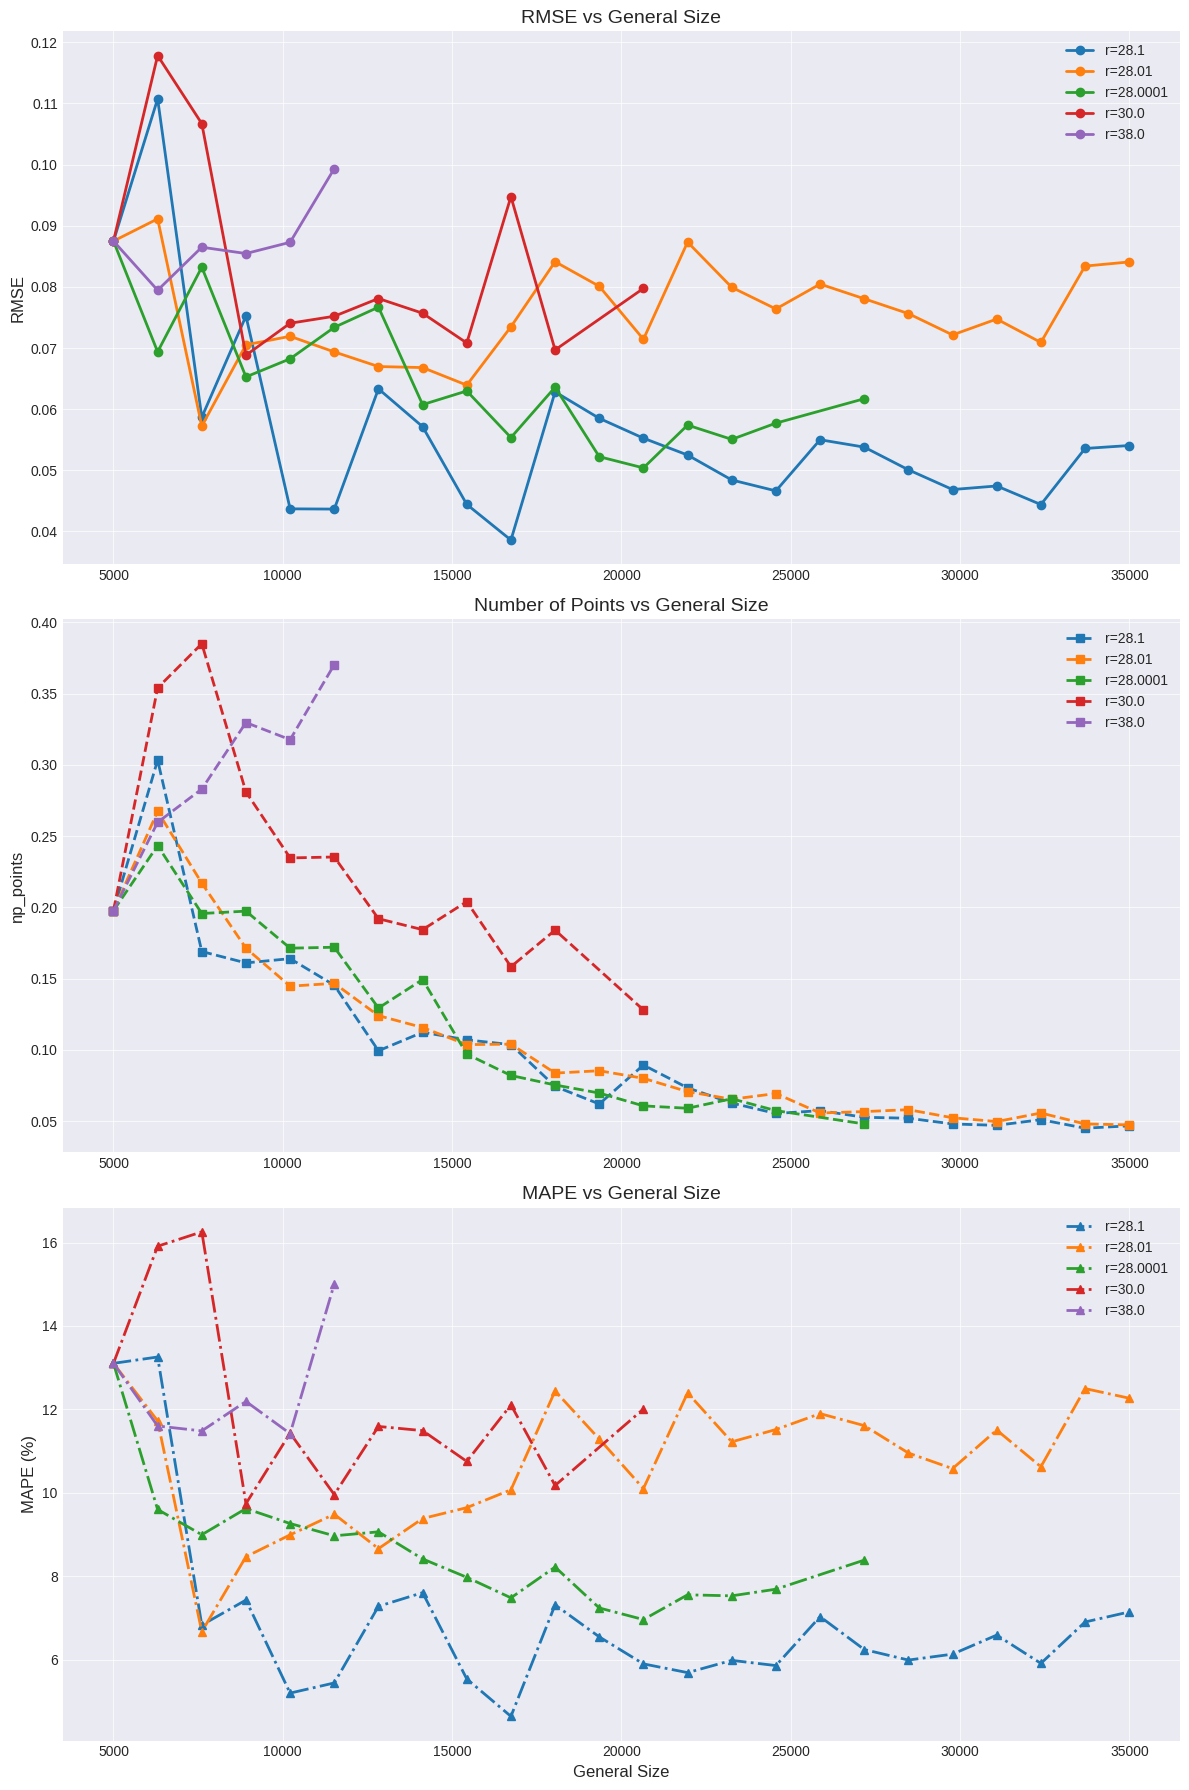
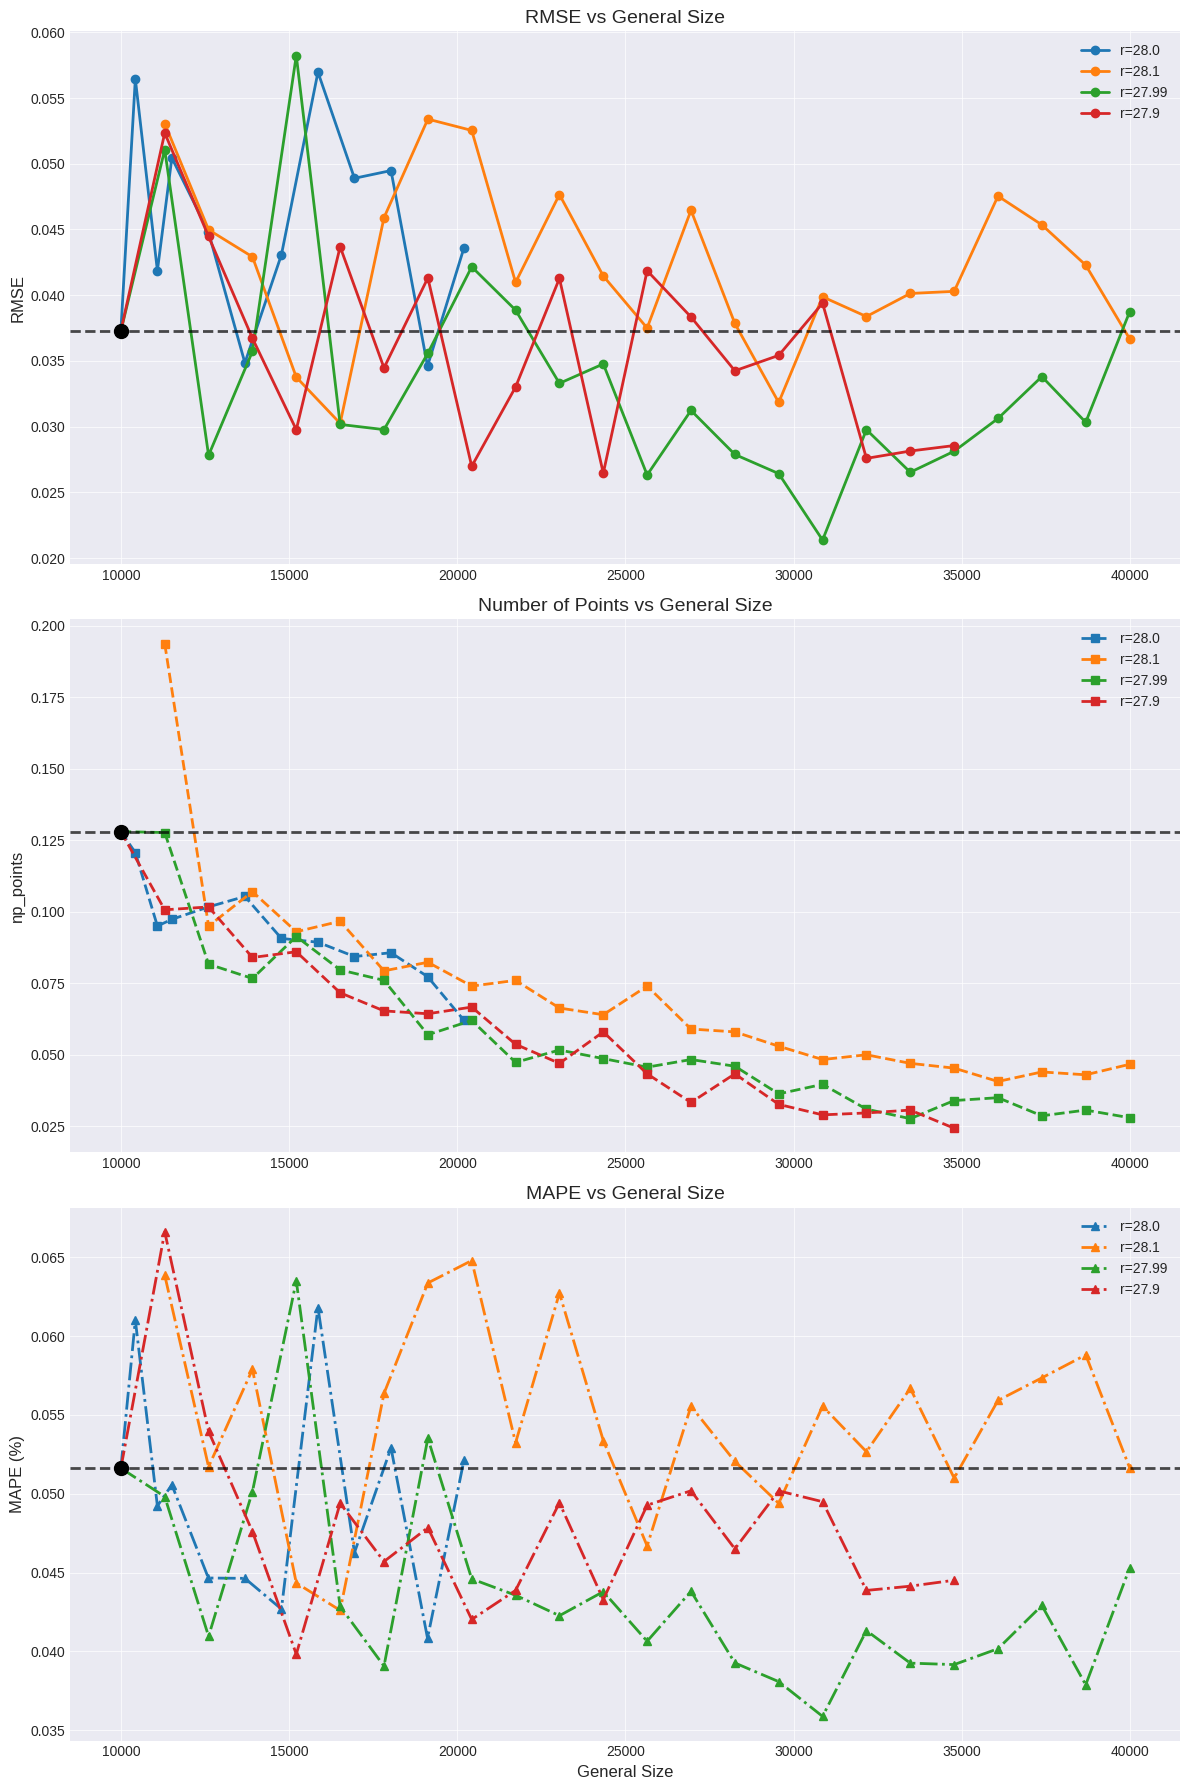
Unified diff of the notebook cell whose output changed from the first chart to the second:
--- before
+++ after
@@ -17,7 +17,24 @@
     ]
 )
-
+df = df[100:]
 # Уникальные значения отклонений
 deviations = df['deviation'].unique()
+exclude_deviations = [10, 2, 0.01, 0.001, 0.0001, -1]
+df_filtered = df[~df['deviation'].isin(exclude_deviations)]
+
+# Для r=28 (deviation=0) удаляем точки с size < 10000
+df_r28 = df_filtered[df_filtered['deviation'] == 0]
+df_r28 = df_r28[df_r28['general_size'] >= 10000]
+df_others = df_filtered[df_filtered['deviation'] != 0]
+df_filtered = pd.concat([df_r28, df_others])
+
+# Уникальные значения отклонений после фильтрации
+deviations = df_filtered['deviation'].unique()
+
+# Находим точку с r=28 и size=10000
+reference_point = df_filtered[
+    (df_filtered['deviation'] == 0) &
+    (df_filtered['general_size'] == 10000)
+].iloc[0]
 
 # Создание фигуры с тремя субграфиками
@@ -28,6 +45,5 @@
 plt.subplot(3, 1, 1)
 for d in deviations:
-    subset = df[df['deviation'] == d]
-    # Сортировка по general_size
+    subset = df_filtered[df_filtered['deviation'] == d]
     subset = subset.sort_values('general_size')
     plt.plot(
@@ -39,4 +55,9 @@
         label=f'r={d+28}'
     )
+
+# Добавляем горизонтальную линию и выделяем точку для RMSE
+plt.axhline(y=reference_point['rmses'], color='black', linestyle='--', linewidth=2, alpha=0.7)
+plt.plot(reference_point['general_size'], reference_point['rmses'], 'ko', markersize=10)
+
 plt.title('RMSE vs General Size', fontsize=14)
 plt.ylabel('RMSE', fontsize=12)
@@ -47,6 +68,5 @@
 plt.subplot(3, 1, 2)
 for d in deviations:
-    subset = df[df['deviation'] == d]
-    # Сортировка по general_size
+    subset = df_filtered[df_filtered['deviation'] == d]
     subset = subset.sort_values('general_size')
     plt.plot(
@@ -58,4 +78,9 @@
         label=f'r={d+28}'
     )
+
+# Добавляем горизонтальную линию и выделяем точку для np_points
+plt.axhline(y=reference_point['np_points'], color='black', linestyle='--', linewidth=2, alpha=0.7)
+plt.plot(reference_point['general_size'], reference_point['np_points'], 'ko', markersize=10)
+
 plt.title('Number of Points vs General Size', fontsize=14)
 plt.ylabel('np_points', fontsize=12)
@@ -66,10 +91,9 @@
 plt.subplot(3, 1, 3)
 for d in deviations:
-    subset = df[df['deviation'] == d]
-    # Сортировка по general_size
+    subset = df_filtered[df_filtered['deviation'] == d]
     subset = subset.sort_values('general_size')
     plt.plot(
         subset['general_size'],
-        subset['mape'] * 100,
+        subset['mape'],
         '^-.',
         linewidth=2,
@@ -77,4 +101,9 @@
         label=f'r={d+28}'
     )
+
+# Добавляем горизонтальную линию и выделяем точку для MAPE
+plt.axhline(y=reference_point['mape'], color='black', linestyle='--', linewidth=2, alpha=0.7)
+plt.plot(reference_point['general_size'], reference_point['mape'], 'ko', markersize=10)
+
 plt.title('MAPE vs General Size', fontsize=14)
 plt.xlabel('General Size', fontsize=12)

Commit: good new